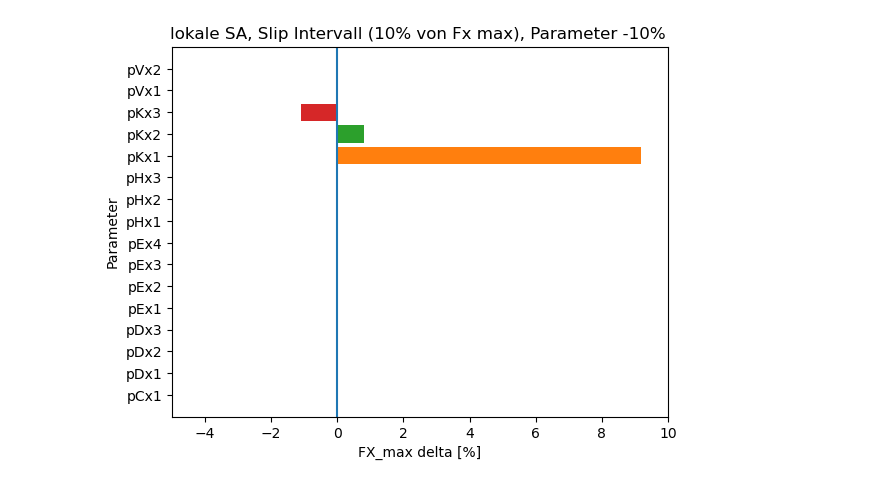
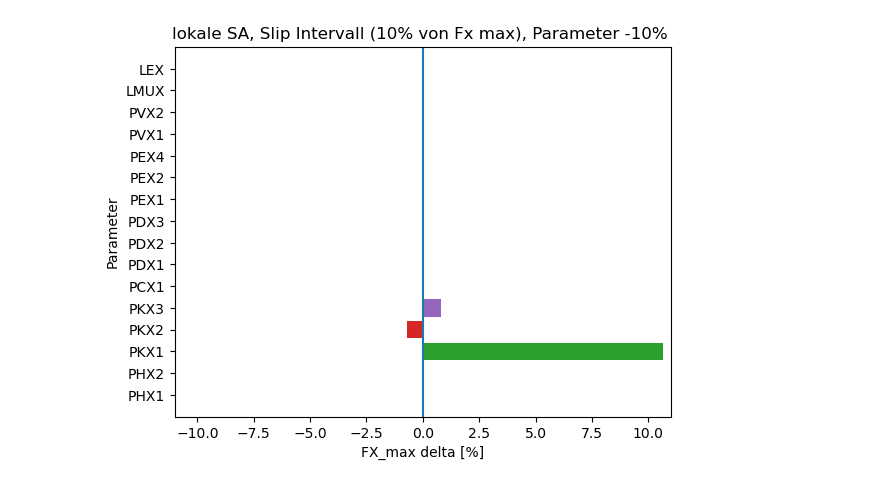
Before and after one commit to BenediktRuhland/SA-Tire-model, a Jupyter notebook: lokal SA/Pacejka 5.2 lokale SA Fx.ipynb, the cells around one changed output. Saved outputs shown, nothing was run; the diff lists cells and outputs as text; code cells hidden in the pictures.

```diff
--- a/lokal SA/Pacejka 5.2 lokale SA Fx.ipynb
+++ b/lokal SA/Pacejka 5.2 lokale SA Fx.ipynb
@@ -203,7 +104,7 @@ err = diff_Pacejka(Pacejka5_2(Fz,SL,IA,Fz0,params_Indy)[0],SL)[int(i)] - slope(F
 
 s = 0.1 #10% änderung
 params_SA = deepcopy(params_Indy)
-Fz = 10000 #[N]
+Fz = 4000 #[N]
 # %%
 ### lokale Sensitivität
 
@@ -319,11 +220,11 @@ delta=np.zeros((len(params),2))
 for i in range(0,len(params)):
 
     params_pos[i] = params_pos[i]*(1+s)
-    delta_pos = (np.argmax(Pacejka5_2(Fz,SL,IA,Fz0,params)[0]) - np.argmax(Pacejka5_2(Fz,SL,IA,Fz0,params_pos)[0]))/(np.argmax(Pacejka5_2(Fz,SL,IA,Fz0,params)[0]))
+    delta_pos = (np.argmax(pa52gl.Pacejka52_long(SL,Fz,Fz0, *params)[0]) - np.argmax(pa52gl.Pacejka52_long(SL,Fz,Fz0, *params_pos)[0]))/(np.argmax(pa52gl.Pacejka52_long(SL,Fz,Fz0, *params)[0]))
     params_pos[i] = params[i]
 
     params_neg[i] = params_neg[i]*(1-s)
-    delta_neg = (np.argmax(Pacejka5_2(Fz,SL,IA,Fz0,params)[0]) - np.argmax(Pacejka5_2(Fz,SL,IA,Fz0,params_neg)[0]))/(np.argmax(Pacejka5_2(Fz,SL,IA,Fz0,params)[0]))
+    delta_neg = (np.argmax(pa52gl.Pacejka52_long(SL,Fz,Fz0, *params)[0]) - np.argmax(pa52gl.Pacejka52_long(SL,Fz,Fz0, *params_neg)[0]))/(np.argmax(pa52gl.Pacejka52_long(SL,Fz,Fz0, *params)[0]))
     params_neg[i] = params[i]
 
     delta[i] = [delta_neg*100, delta_pos*100]
@@ -340,13 +241,13 @@ for i in range(0,len(params)):
 
 #Plots params -10%
 fig, ax = plt.subplots()
-y_axis=('pCx1','pDx1', 'pDx2', 'pDx3','pEx1', 'pEx2', 'pEx3', 'pEx4', 'pHx1', 'pHx2', 'pHx3','pKx1', 'pKx2', 'pKx3','pVx1', 'pVx2')
+y_axis=('PHX1', 'PHX2', 'PKX1', 'PKX2', 'PKX3', 'PCX1', 'PDX1', 'PDX2', 'PDX3', 'PEX1', 'PEX2', 'PEX4', 'PVX1', 'PVX2', 'LMUX', 'LEX')
 y_pos=np.arange(len(y_axis))
 i=0
 for i in range(0,len(y_pos)):
     ax.barh(y_pos[i],delta_neg[i])
 ax.set_yticks(y_pos, labels=y_axis)
-plt.xlim(-1,1)
+plt.xlim(-1.5,1.5)
 plt.ylim(-1,len(y_axis))
 plt.axvline(0, 0, 1)
 plt.xlabel("FX_max delta [%]")
@@ -356,14 +257,14 @@ plt.title('lokale SA, Slip bei Fx_max, Parameter +10% ')
 #Plots params +10%
 fig, ax = plt.subplots()
 #print(delta_neg)
-y_axis=('pCx1','pDx1', 'pDx2', 'pDx3','pEx1', 'pEx2', 'pEx3', 'pEx4', 'pHx1', 'pHx2', 'pHx3','pKx1', 'pKx2', 'pKx3','pVx1', 'pVx2')
+y_axis=('PHX1', 'PHX2', 'PKX1', 'PKX2', 'PKX3', 'PCX1', 'PDX1', 'PDX2', 'PDX3', 'PEX1', 'PEX2', 'PEX4', 'PVX1', 'PVX2', 'LMUX', 'LEX')
 y_pos=np.arange(len(y_axis))
 
 i=0
 for i in range(0,len(y_pos)):
     ax.barh(y_pos[i],delta_pos[i])
 ax.set_yticks(y_pos, labels=y_axis)
-plt.xlim(-1,1)
+plt.xlim(-1.5,1.5)
 plt.ylim(-1,len(y_axis))
 plt.axvline(0, 0, 1)
 plt.xlabel("FX_max delta [%]")
@@ -473,15 +374,15 @@ i=0
 
 delta=np.zeros((len(params),2))
 
-
+iter = len(SL)/2
 for i in range(0,len(params)):
 
     params_pos[i] = params_pos[i]*(1+s)
-    delta_pos = (slope(Fz,params) - slope(Fz,params_pos))/(slope(Fz,params))
+    delta_pos = (diff_Pacejka(pa52gl.Pacejka52_long(SL,Fz,Fz0, *params)[0],SL)[int(iter)] - diff_Pacejka(pa52gl.Pacejka52_long(SL,Fz,Fz0, *params_pos)[0],SL)[int(iter)])/diff_Pacejka(pa52gl.Pacejka52_long(SL,Fz,Fz0, *params)[0],SL)[int(iter)]
     params_pos[i] = params[i]
 
     params_neg[i] = params_neg[i]*(1-s)
-    delta_neg = (slope(Fz,params) - slope(Fz,params_neg))/(slope(Fz,params))
+    delta_neg = (diff_Pacejka(pa52gl.Pacejka52_long(SL,Fz,Fz0, *params)[0],SL)[int(iter)] - diff_Pacejka(pa52gl.Pacejka52_long(SL,Fz,Fz0, *params_neg)[0],SL)[int(iter)])/diff_Pacejka(pa52gl.Pacejka52_long(SL,Fz,Fz0, *params)[0],SL)[int(iter)]
     params_neg[i] = params[i]
 
     delta[i] = [delta_neg*100, delta_pos*100]
@@ -500,13 +401,13 @@ for i in range(0,len(params)):
 
 #Plots params -10%
 fig, ax = plt.subplots()
-y_axis=('pCx1','pDx1', 'pDx2', 'pDx3','pEx1', 'pEx2', 'pEx3', 'pEx4', 'pHx1', 'pHx2', 'pHx3','pKx1', 'pKx2', 'pKx3','pVx1', 'pVx2')
+y_axis=('PHX1', 'PHX2', 'PKX1', 'PKX2', 'PKX3', 'PCX1', 'PDX1', 'PDX2', 'PDX3', 'PEX1', 'PEX2', 'PEX4', 'PVX1', 'PVX2', 'LMUX', 'LEX')
 y_pos=np.arange(len(y_axis))
 i=0
 for i in range(0,len(y_pos)):
     ax.barh(y_pos[i],delta_neg[i])
 ax.set_yticks(y_pos, labels=y_axis)
-plt.xlim(-5,10)
+plt.xlim(-11,11)
 plt.ylim(-1,len(y_axis))
 plt.axvline(0, 0, 1)
 plt.xlabel("FX_max delta [%]")
@@ -516,87 +417,21 @@ plt.title('lokale SA, Slip Intervall (10% von Fx max), Parameter -10% ')
 #Plots params +10%
 fig, ax = plt.subplots()
 #print(delta_neg)
-y_axis=('pCx1','pDx1', 'pDx2', 'pDx3','pEx1', 'pEx2', 'pEx3', 'pEx4', 'pHx1', 'pHx2', 'pHx3','pKx1', 'pKx2', 'pKx3','pVx1', 'pVx2')
+y_axis=('PHX1', 'PHX2', 'PKX1', 'PKX2', 'PKX3', 'PCX1', 'PDX1', 'PDX2', 'PDX3', 'PEX1', 'PEX2', 'PEX4', 'PVX1', 'PVX2', 'LMUX', 'LEX')
 y_pos=np.arange(len(y_axis))
 
 i=0
 for i in range(0,len(y_pos)):
     ax.barh(y_pos[i],delta_pos[i])
 ax.set_yticks(y_pos, labels=y_axis)
-plt.xlim(-10,4)
+plt.xlim(-11,11)
 plt.ylim(-1,len(y_axis))
 plt.axvline(0, 0, 1)
 plt.xlabel("FX_max delta [%]")
 plt.ylabel("Parameter")
-plt.title('lokale SA, Slip Intervall (10% von Fx max), Parameter +10% ')
+plt.title('lokale SA, Slip Intervall (10% von Fx max), Parameter -10% ')
 
 #--> Schräglaufsteifigkeit sehr wenig von einzelnen parametern abhängig
 #Vorzeichen überprüfen !!!!!!!!!!!!!!!!!!!!!!!!!!!!!!!!!!!!!!!!!!!!!!!!!!!!!!!!!!!!!!
 #Lokale SA Schräglaufsteifigkeit Fz, abhängig
-
-Fz_arr = np.linspace(8000,18000,11)
-Fz_arr_pos = deepcopy(Fz_arr)
-Fz_arr_neg = deepcopy(Fz_arr)
-delta=np.zeros((len(Fz_arr),2))
-delta_neg = 0
-delta_pos = 0
-
-i=0
-for i in range(0,len(Fz_arr)):
-
-    Fz_arr_pos[i] = Fz_arr[i]*(1+s)
-    delta_pos = (slope(Fz_arr[i],params_Indy) - slope(Fz_arr_pos[i],params_Indy))/(slope(Fz_arr[i],params_Indy))
-    Fz_arr_pos[i] = Fz_arr[i]
-
-
-    Fz_arr_neg[i] = Fz_arr[i]*(1-s)
-    delta_neg = (slope(Fz_arr[i],params_Indy) - slope(Fz_arr_neg[i],params_Indy))/(slope(Fz_arr[i],params_Indy))
-    Fz_arr_neg[i] = Fz_arr[i]
-
-
-    delta[i] = [delta_neg*100, delta_pos*100]
-
-i=0
-delta_neg = deepcopy(delta)
-delta_pos = deepcopy(delta)
-for i in range(0,len(Fz_arr)):
-    delta_pos[i,0] = 0
-
-i=0
-for i in range(0,len(Fz_arr)):
-    delta_neg[i,1] = 0
-
-
-
-#Plots params -10%
-fig, ax = plt.subplots()
-y_axis=Fz_arr
-y_pos=np.arange(len(y_axis))
-i=0
-for i in range(0,len(y_pos)):
-    ax.barh(y_pos[i],delta_neg[i])
-ax.set_yticks(y_pos, labels=y_axis)
-plt.xlim(-12,12)
-plt.ylim(-1,len(y_axis))
-plt.axvline(0, 0, 1)
-plt.xlabel("FX_max delta [%]")
-plt.ylabel("Fz [N]")
-plt.title('lokale SA, Fz (10% von Fz ref), Parameter -10% ')
-
-#Plots params +10%
-fig, ax = plt.subplots()
-#print(delta_neg)
-y_axis=Fz_arr
-y_pos=np.arange(len(y_axis))
-
-i=0
-for i in range(0,len(y_pos)):
-    ax.barh(y_pos[i],delta_pos[i])
-ax.set_yticks(y_pos, labels=y_axis)
-plt.xlim(-0.0001,0.0001)
-plt.ylim(-1,len(y_axis))
-plt.axvline(0, 0, 1)
-plt.xlabel("FX_max delta [%]")
-plt.ylabel("Fz [N]")
-plt.title('lokale SA, Fz (10% von Fz ref), Parameter +10% ')
 # %% [output]
@@ -604 +439 @@ Text(0.5, 1.0, 'lokale SA, Fz (10% von Fz ref), Parameter +10% ')
-[figure, old version]
+[figure, new version]
```
Also changed, not shown: parts of 6 cells of this notebook, 1 other file.
